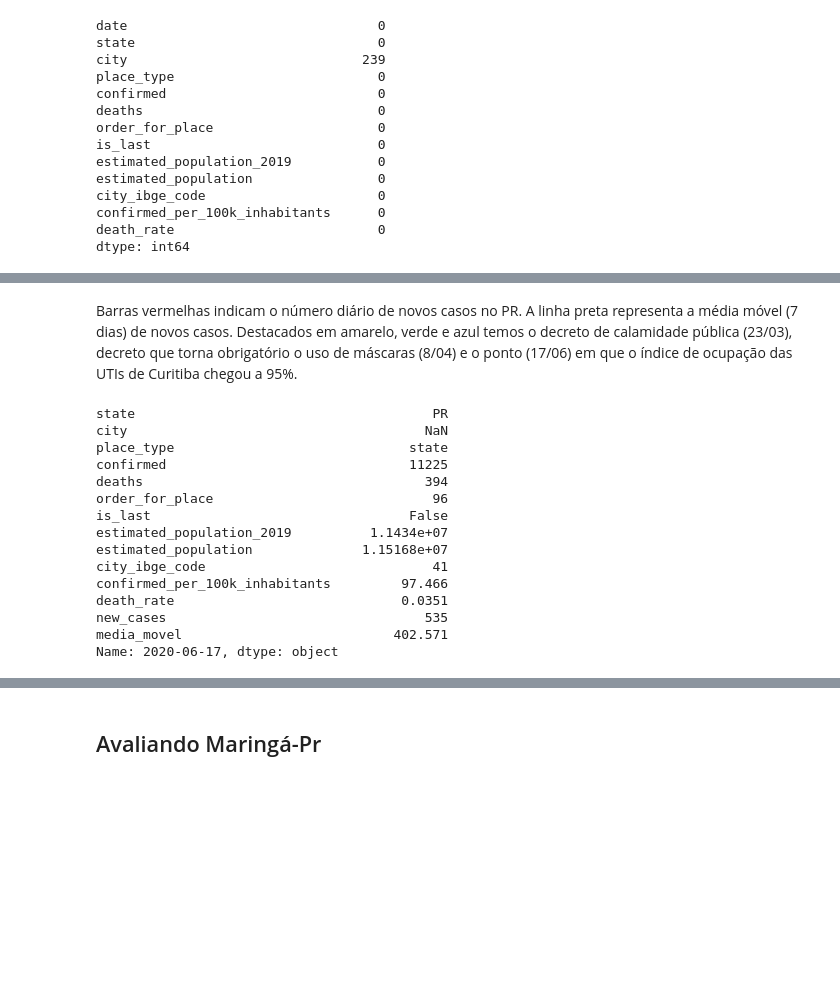
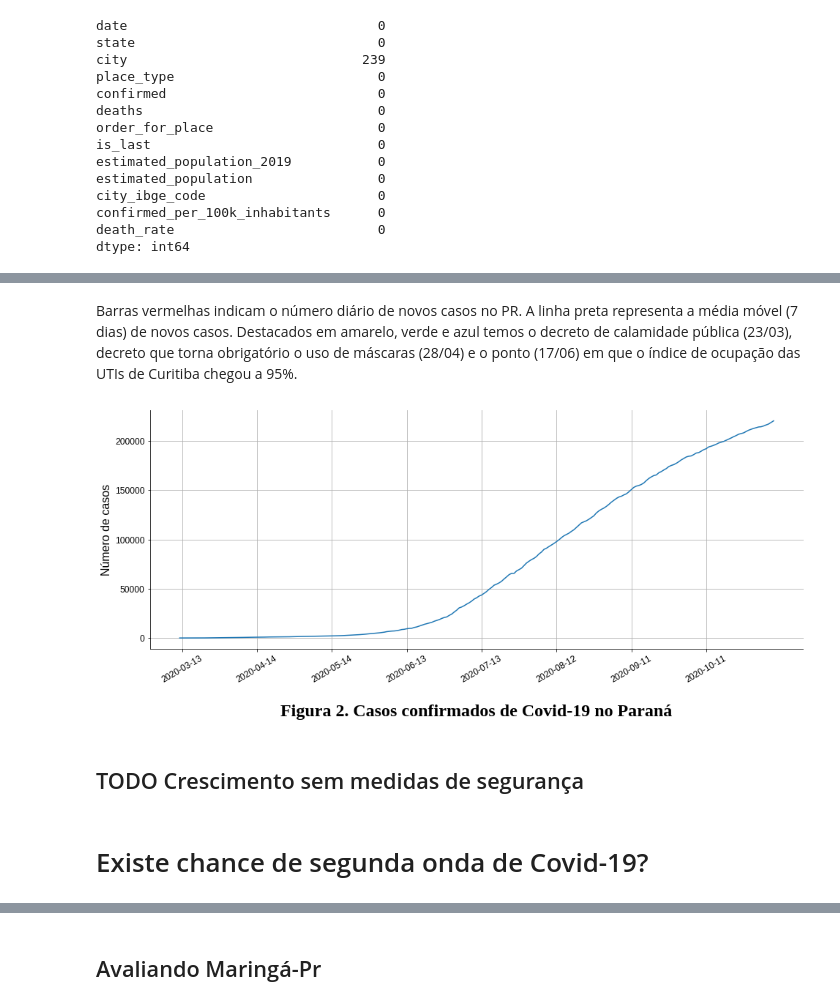
Before and after one commit to souzajvp/data_science_bootcamp, a Jupyter notebook: João_Vítor_Souza.ipynb, the cells around one changed output, grey strips where cells are left out. Saved outputs shown, nothing was run; the diff lists cells and outputs as text; code cells hidden in the pictures; blank space fills up the shorter version.

```diff
--- a/João_Vítor_Souza.ipynb
+++ b/João_Vítor_Souza.ipynb
@@ -223,21 +215,28 @@ plt.legend()
 # %% [markdown]
-Barras vermelhas indicam o número diário de novos casos no PR. A linha preta representa a média móvel (7 dias) de novos casos. Destacados em amarelo, verde e azul temos o decreto de calamidade pública (23/03), decreto que torna obrigatório o uso de máscaras (8/04) e o ponto (17/06) em que o índice de ocupação das UTIs de Curitiba chegou a 95%.
+Barras vermelhas indicam o número diário de novos casos no PR. A linha preta representa a média móvel (7 dias) de novos casos. Destacados em amarelo, verde e azul temos o decreto de calamidade pública (23/03), decreto que torna obrigatório o uso de máscaras (28/04) e o ponto (17/06) em que o índice de ocupação das UTIs de Curitiba chegou a 95%.
-# %%
-# Como localizar as datas para ajustar as marcações.
-dados_PR_rv.index.tolist().index('2020-06-17')
-# %% [output]
-state                                      PR
-city                                      NaN
-place_type                              state
-confirmed                               11225
-deaths                                    394
-order_for_place                            96
-is_last                                 False
-estimated_population_2019          1.1434e+07
-estimated_population              1.15168e+07
-city_ibge_code                             41
-confirmed_per_100k_inhabitants         97.466
-death_rate                             0.0351
-new_cases                                 535
-media_movel                           402.571
-Name: 2020-06-17, dtype: object
+# %%
+plt.figure(figsize=(16,6))
+ax = sns.lineplot(x=dados_PR_rv.index, y=dados_PR_rv['confirmed']);
+sns.despine()
+
+plt.yticks(fontsize=12, fontname="Liberation Sans")
+plt.xticks(fontsize=12, rotation=30, fontname="Liberation Sans")
+plt.title('Figura 2. Casos confirmados de Covid-19 no Paraná', fontsize=24, weight="bold", fontname="Liberation Serif",  y=-0.3)
+plt.ylabel('Número de casos', fontsize=16, fontname="Liberation Sans")
+plt.xlabel('')
+
+# Criando xticks separados por 30:
+pos = [i for i in range(1, len(dados_PR_rv.index), 30)]
+
+l = []
+for i in pos:
+  l.append(dados_PR_rv.index[i])
+
+plt.grid()
+ax.set(xticks=pos, xticklabels=l);
+# %% [output]
+[figure, added]
+# %% [markdown]
+## TODO Crescimento sem medidas de segurança
+# %% [markdown]
+# Existe chance de segunda onda de Covid-19?
```
Also changed, not shown: parts of 43 cells of this notebook.
